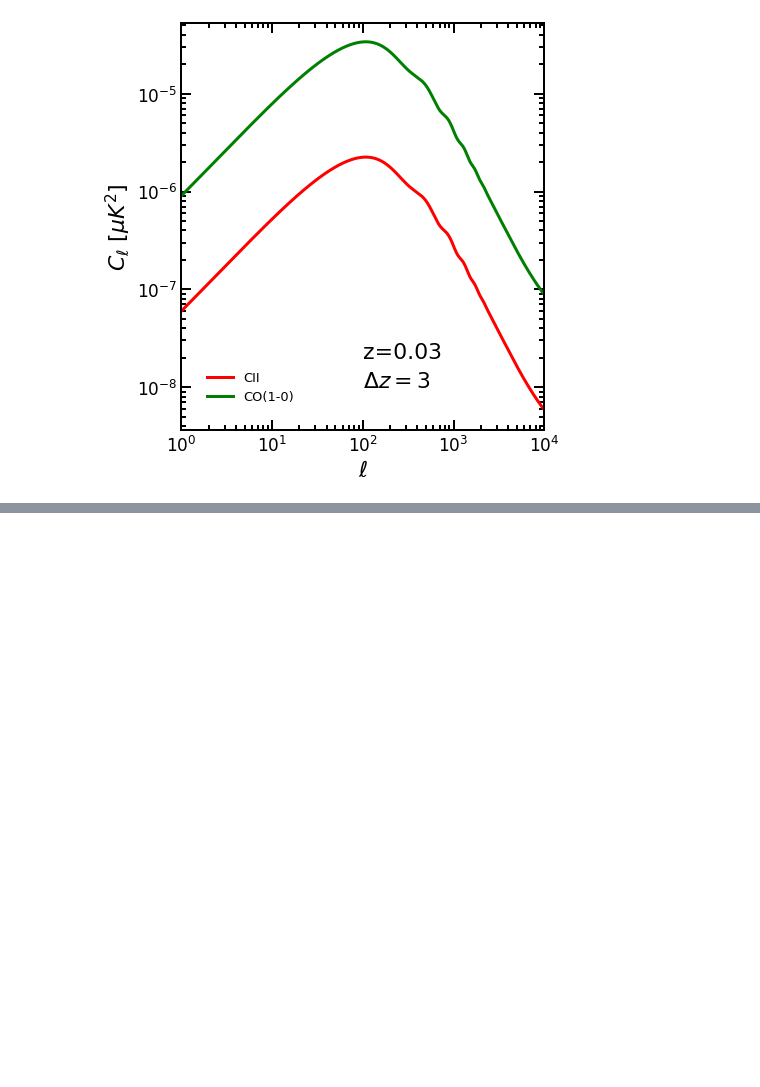
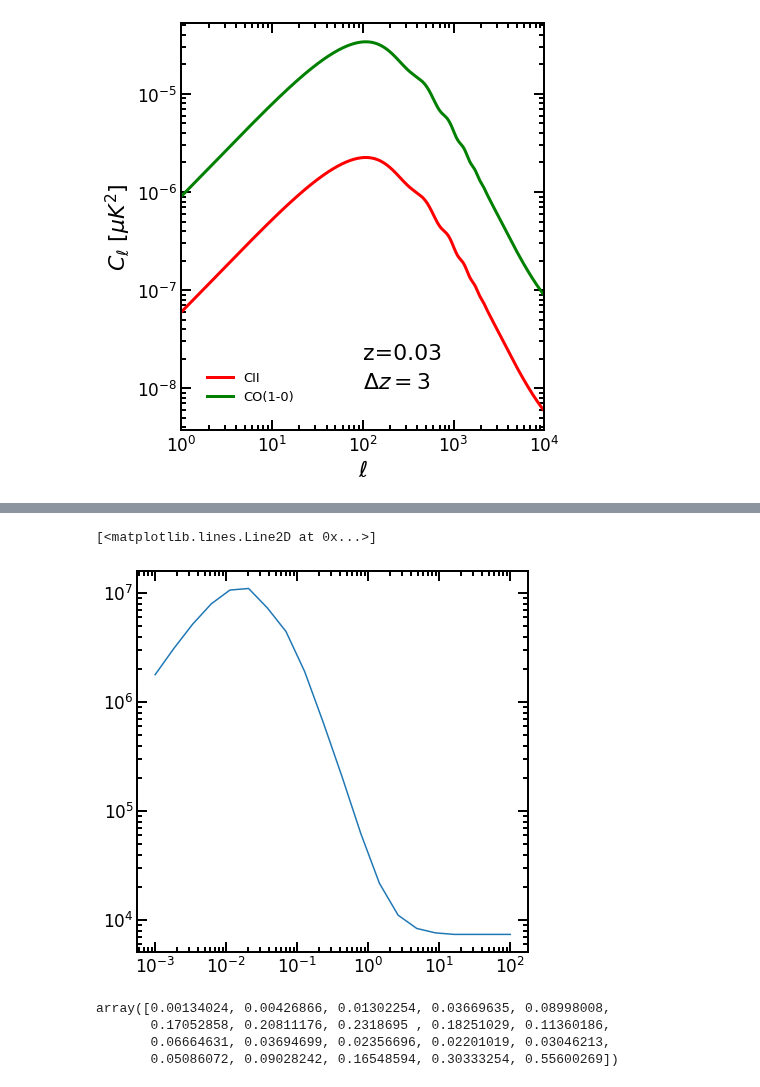
Before and after one commit to Anirbancosmo/Limpy, a Jupyter notebook: notebook/theory.ipynb, the cells around one changed output, grey strips where cells are left out. Drawn from its saved outputs; the diff is of its cells as text; code cells hidden in the pictures; blank space fills up the shorter version.

```diff
--- a/notebook/theory.ipynb
+++ b/notebook/theory.ipynb
@@ -240,0 +243,14 @@ plt.savefig("map_CO.png")
+# %%
+# Do it for intensity unit
+zline=7.0
+nu_rest_cii=1900 #GhZ
+k=np.logspace(-3, 2, num=20)
+line_name='CII'
+dktotal_cii=lt.Pk_line(k,zline,nu_rest_cii,line_name=line_name,label='total',pk_unit='intensity')
+
+pk_line=dktotal_cii*2*np.pi**2/k**3
+# %%
+plt.loglog(k, pk_line)
+# %% [output]
+[<matplotlib.lines.Line2D at 0x...>]
+[figure, added]
@@ -240,0 +261,8 @@ plt.savefig("map_CO.png")
+# %%
+SNR=pk_line/np.sqrt(varCII)
+SNR
+# %% [output]
+array([0.00134024, 0.00426866, 0.01302254, 0.03669635, 0.08998008,
+       0.17052858, 0.20811176, 0.2318695 , 0.18251029, 0.11360186,
+       0.06664631, 0.03694699, 0.02356696, 0.02201019, 0.03046213,
+       0.05086072, 0.09028242, 0.16548594, 0.30333254, 0.55600269])
```
Also changed, not shown: parts of 16 cells of this notebook, 2 other files.
